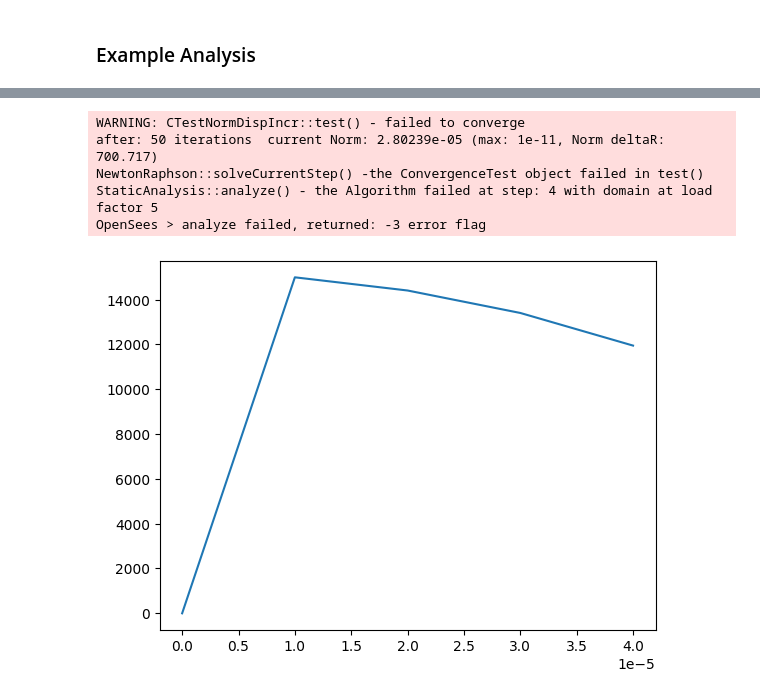
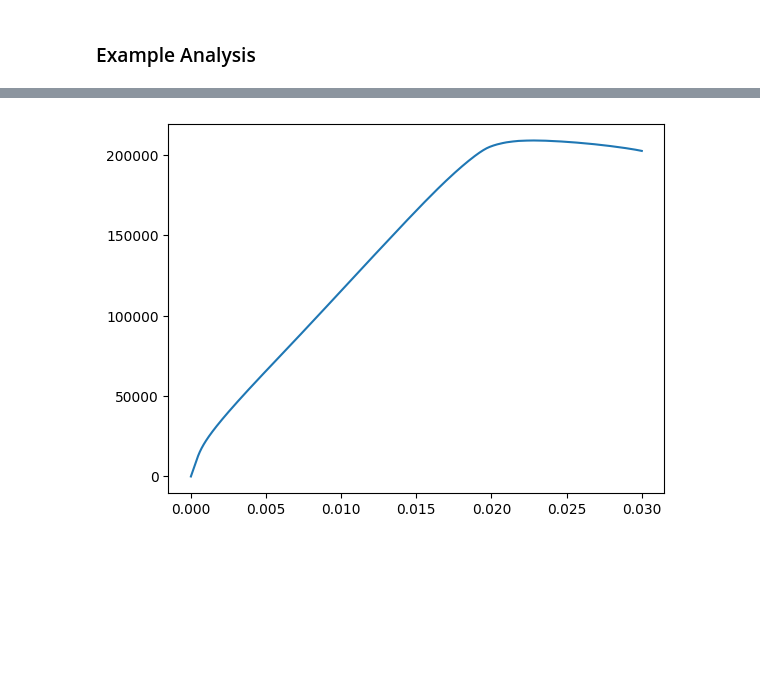
Before and after one commit to Ashim-Paudel/OpenSees-Resources-for-Beginners, a Jupyter notebook: Monotonic Pushovers/Monotonic Pushover of RCC Column.ipynb, the cells around one changed output, grey strips where cells are left out. Saved outputs shown, nothing was run; the diff lists cells and outputs as text; code cells hidden in the pictures; blank space fills up the shorter version.

```diff
--- a/Monotonic Pushovers/Monotonic Pushover of RCC Column.ipynb
+++ b/Monotonic Pushovers/Monotonic Pushover of RCC Column.ipynb
@@ -52,7 +52,7 @@ def getSections(drawSection = False):
 
     #concrete materials: for concrete section
     concrete = 3
-    fpc = 30*MPa
+    fpc = -30*MPa
     fpcu = fpc*0.1
     epsc0 = -0.002
     epsU = epsc0*8
@@ -66,9 +66,9 @@ def getSections(drawSection = False):
 
     #geometry preprocessing for fibres:
     #coordinates of rebar (wrt centroid of section)
-    z_coors = np.array([-150, 0, 150])*mm
+    z_coors = np.array([-150., 0., 150.])*mm
     #y_coors = np.array([-225, -150, 150, 225])*mm
-    y_coors = np.array([150, 225])*mm
+    y_coors = np.array([150., 225.])*mm
     A_rebar = np.pi*(30*mm)**2/4
 
     #coordinates of vertices of concrete section
@@ -238,7 +240,7 @@ def loadControlDisplacement_Pushover(NumSteps):
     #integrator('LoadControl', incr, numIter=1, minIncr=incr, maxIncr=incr)
     ops.integrator('LoadControl', 1.0)
     #ops.test('NormDispIncr', tol, iter, pFlag=0, nType=2)
-    ops.test('NormDispIncr', 1.0e-11, 50)
+    ops.test('NormDispIncr', 1.0e-6, 50)
     ops.analysis("Static")
 
     #recorder('Node', '-file', filename, , '-timeSeries', tsTag, '-time','-closeOnWrite', '-node', *nodeTags=[],'-dof', *dofs=[], respType)
@@ -335,13 +327,8 @@ OpenSees > analyze failed, returned: -3 error flag
 # %%
 #loadControlForce
 getSections()
 getModel()
-loadControlDisplacement_Pushover(NumSteps=300)
+loadControlDisplacement_Pushover(NumSteps=3000)
 Disp, Rxn = plotPushover(LCD)
 # %% [output]
-WARNING: CTestNormDispIncr::test() - failed to converge
-after: 50 iterations  current Norm: 2.80239e-05 (max: 1e-11, Norm deltaR: 700.717)
-NewtonRaphson::solveCurrentStep() -the ConvergenceTest object failed in test()
-StaticAnalysis::analyze() - the Algorithm failed at step: 4 with domain at load factor 5
-OpenSees > analyze failed, returned: -3 error flag
-[figure, old version]
+[figure, new version]
```
Also changed, not shown: parts of 4 cells of this notebook, 8 other files.
